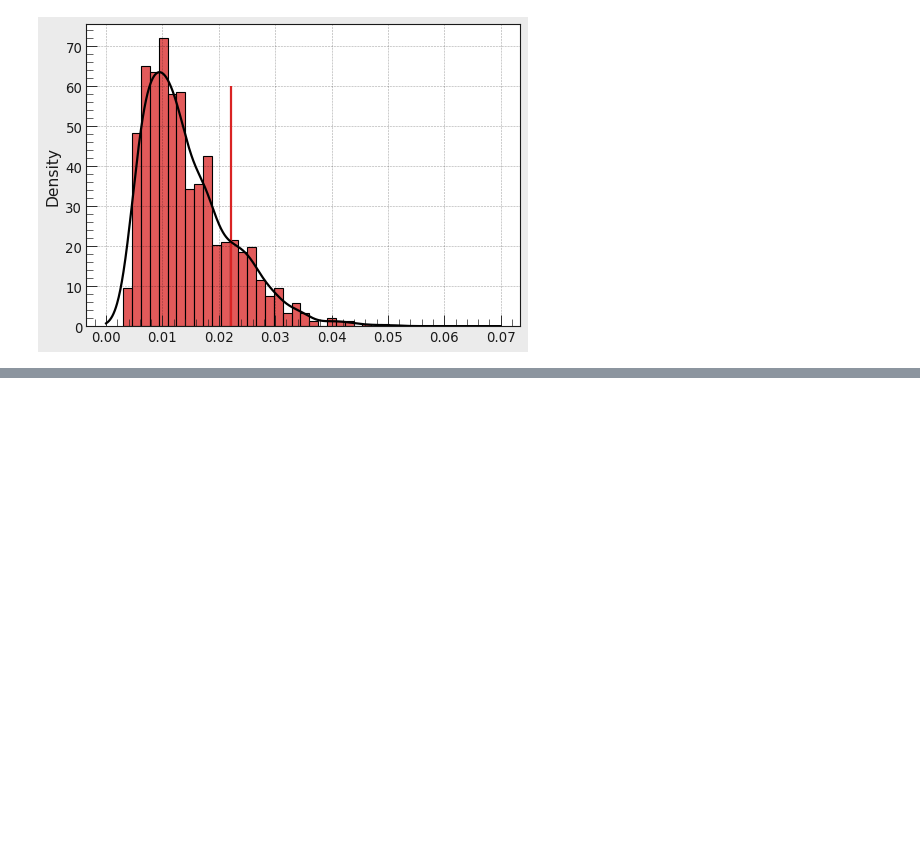
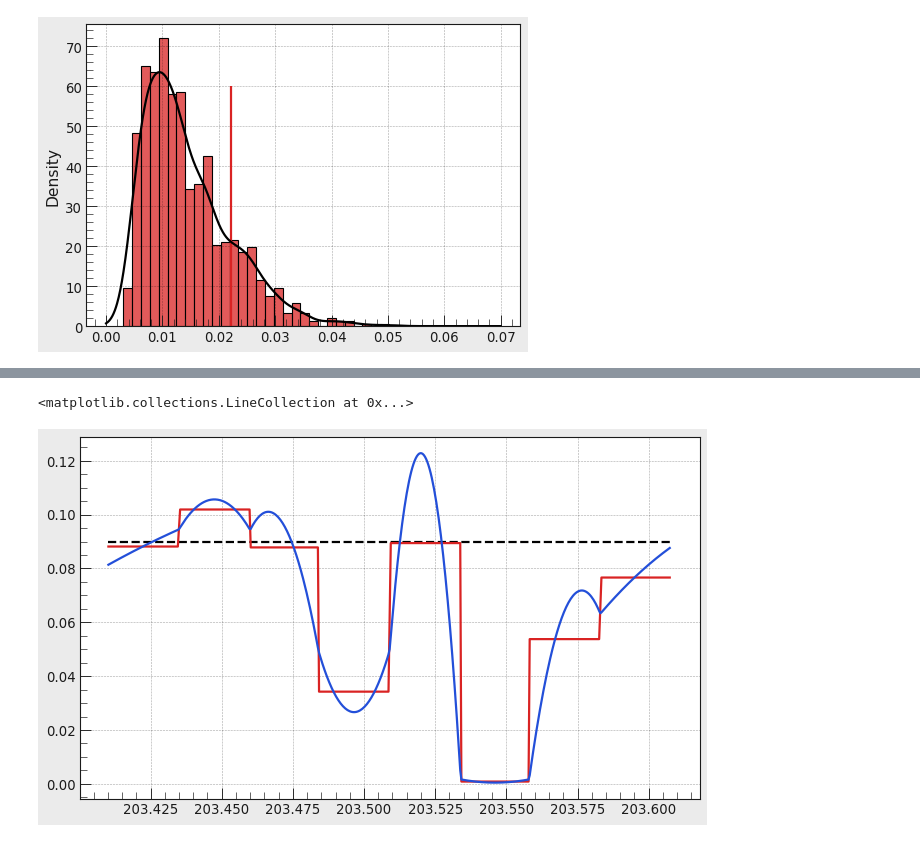
Before and after one commit to PhilKofoed/AMAS2023, a Jupyter notebook: Philip/Exam 2023/old_exam_solution.ipynb, the cells around one changed output, grey strips where cells are left out. Saved outputs shown, nothing was run; the diff lists cells and outputs as text; code cells hidden in the pictures; blank space fills up the shorter version.

```diff
--- a/Philip/Exam 2023/old_exam_solution.ipynb
+++ b/Philip/Exam 2023/old_exam_solution.ipynb
@@ -515,0 +627,12 @@ plt.show()
+# %%
+xrang = np.arange(np.min(mars_data["sol"].values), np.max(mars_data["sol"].values)-0.0001, 0.0004)
+xrang_ave = (xrang[1:] + xrang[:-1])/2
+lin_dif = lin_spline(xrang)[:-1] - lin_spline(xrang)[1:]
+cub_dif = cubic_spline(xrang)[:-1] - cubic_spline(xrang)[1:]
+fig, ax = plt.subplots(1, 1, figsize = (10, 6))
+ax.plot(xrang_ave, lin_dif)
+ax.plot(xrang_ave, cub_dif)
+ax.hlines(0.09, np.min(mars_data["sol"].values), np.max(mars_data["sol"].values), color = "k", linestyles= "dashed")
+# %% [output]
+<matplotlib.collections.LineCollection at 0x...>
+[figure, added]
```
Also changed, not shown: parts of 6 cells of this notebook, 1 other file.
